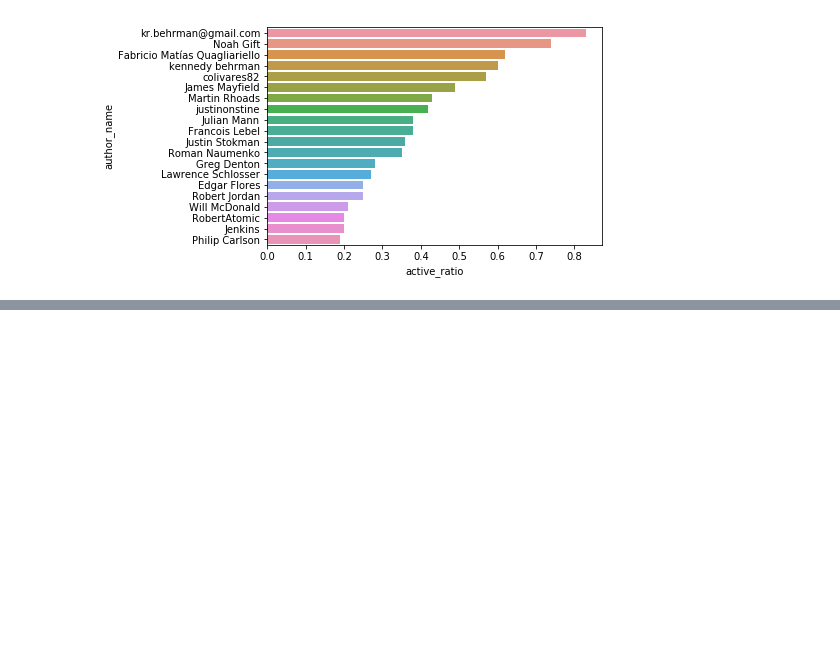
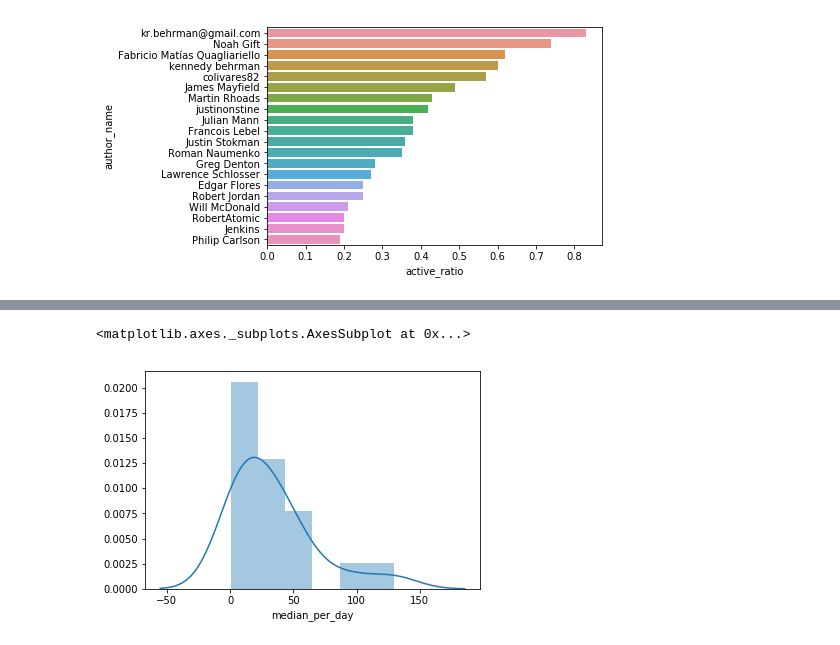
Before and after one commit to noahgift/devml, a Jupyter notebook: notebooks/github_data_exploration-conductor.ipynb, the cells around one changed output, grey strips where cells are left out. Cells and saved outputs as stored; diff of their text form; code cells hidden in the pictures; blank space fills up the shorter version.

```diff
--- a/notebooks/github_data_exploration-conductor.ipynb
+++ b/notebooks/github_data_exploration-conductor.ipynb
@@ -182,0 +284,5 @@ sns.barplot(y="author_name", x="active_ratio", data=df4.head(20))
+# %%
+val = counts_df.groupby("author_name").count()
+val = val.to_dict()['line_count_python']
+count_repo_df = pd.DataFrame(list(val.items()), columns=["author_name", "repos"])
+count_repo_df.head()
@@ -182,0 +296,7 @@ sns.barplot(y="author_name", x="active_ratio", data=df4.head(20))
+# %%
+#count_repo_df['median_lines_python_per_repo'] = count_repo_df.index
+count_repo_df["median/repo"] = median_lines_df["median_lines_python_repo"]
+count_repo_df["median_est_total_lines"] = round(median_lines_df["median_lines_python_repo"]*count_repo_df["repos"],2)
+# %%
+df6 = df5.merge(count_repo_df)
+df6
@@ -182,0 +321,4 @@ sns.barplot(y="author_name", x="active_ratio", data=df4.head(20))
+# %%
+df6["median_per_day"] = df6["median_est_total_lines"]/df6["active_days"]
+df6.sort_values(by="median_per_day", inplace=True, ascending=False)
+df6
@@ -182,0 +343,5 @@ sns.barplot(y="author_name", x="active_ratio", data=df4.head(20))
+# %%
+sns.distplot(df6["median_per_day"], bins=6)
+# %% [output]
+<matplotlib.axes._subplots.AxesSubplot at 0x...>
+[figure, added]
```
Also changed, not shown: parts of 18 cells of this notebook, 2 other files.
